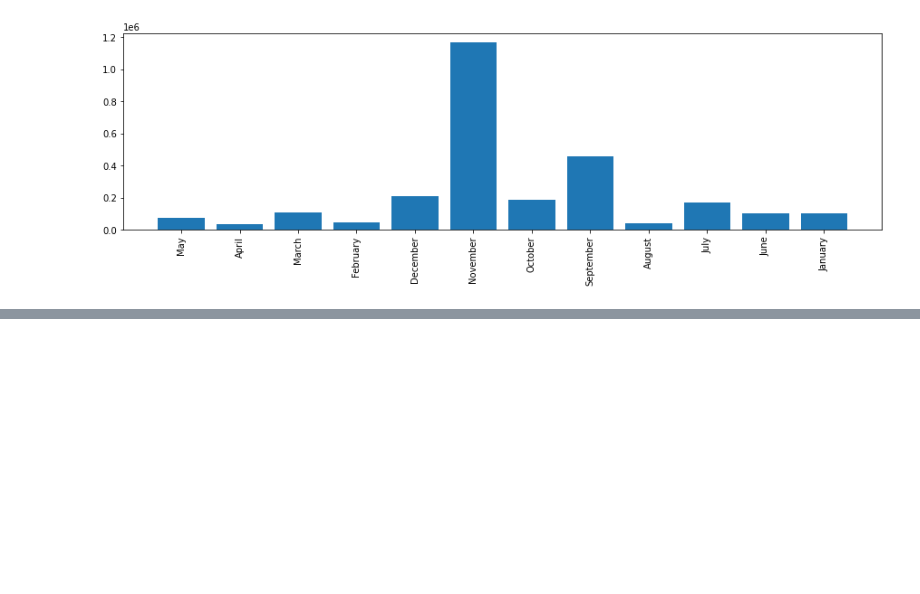
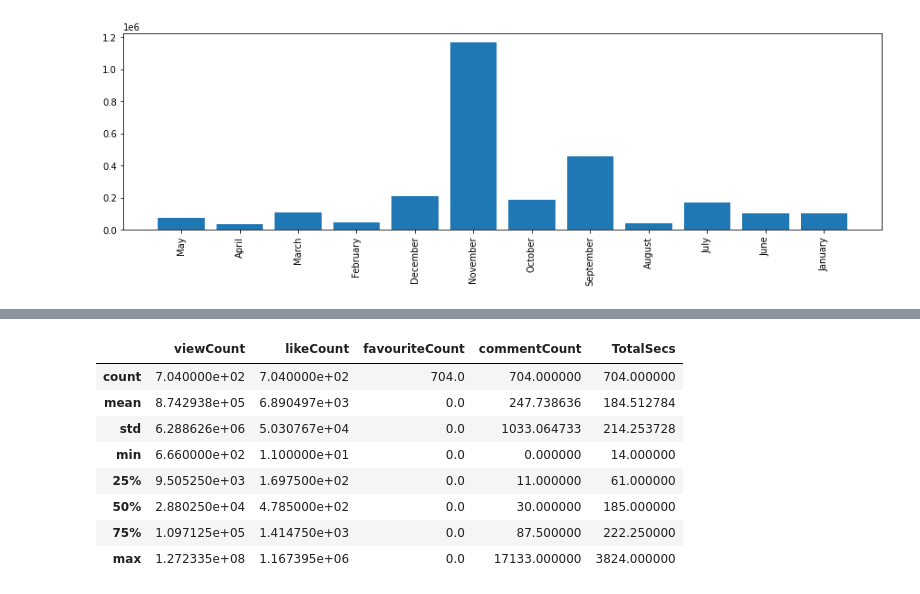
Before and after one commit to Tolubaba/porfolio-projects, a Jupyter notebook: mavins_youtube_api_stats.ipynb, the cells around one changed output, grey strips where cells are left out. Saved outputs shown, nothing was run; the diff lists cells and outputs as text; code cells hidden in the pictures; blank space fills up the shorter version.

```diff
--- a/mavins_youtube_api_stats.ipynb
+++ b/mavins_youtube_api_stats.ipynb
@@ -434,0 +443,12 @@ df['publishedAt']=df['publishedAt'].dt.tz_localize(None)
+# %%
+df.describe()
+# %% [output]
+|  | viewCount | likeCount | favouriteCount | commentCount | TotalSecs |
+| count | 7.040000e+02 | 7.040000e+02 | 704.0 | 704.000000 | 704.000000 |
+| mean | 8.742938e+05 | 6.890497e+03 | 0.0 | 247.738636 | 184.512784 |
+| std | 6.288626e+06 | 5.030767e+04 | 0.0 | 1033.064733 | 214.253728 |
+| min | 6.660000e+02 | 1.100000e+01 | 0.0 | 0.000000 | 14.000000 |
+| 25% | 9.505250e+03 | 1.697500e+02 | 0.0 | 11.000000 | 61.000000 |
+| 50% | 2.880250e+04 | 4.785000e+02 | 0.0 | 30.000000 | 185.000000 |
+| 75% | 1.097125e+05 | 1.414750e+03 | 0.0 | 87.500000 | 222.250000 |
+| max | 1.272335e+08 | 1.167395e+06 | 0.0 | 17133.000000 | 3824.000000 |
```
Also changed, not shown: parts of 28 cells of this notebook.
